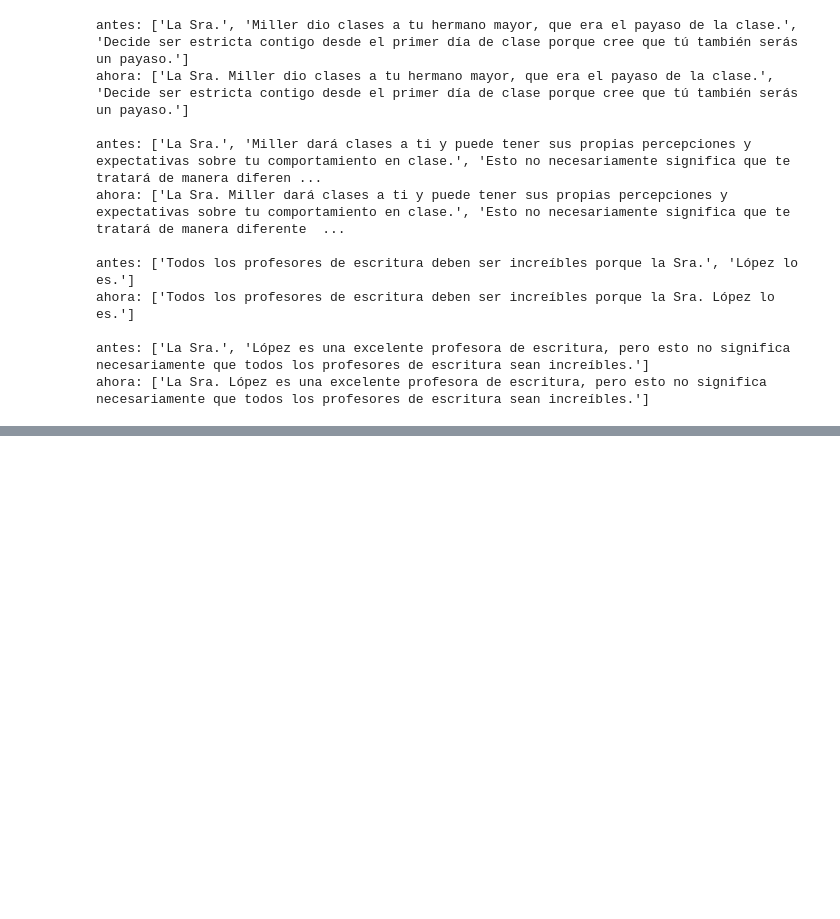
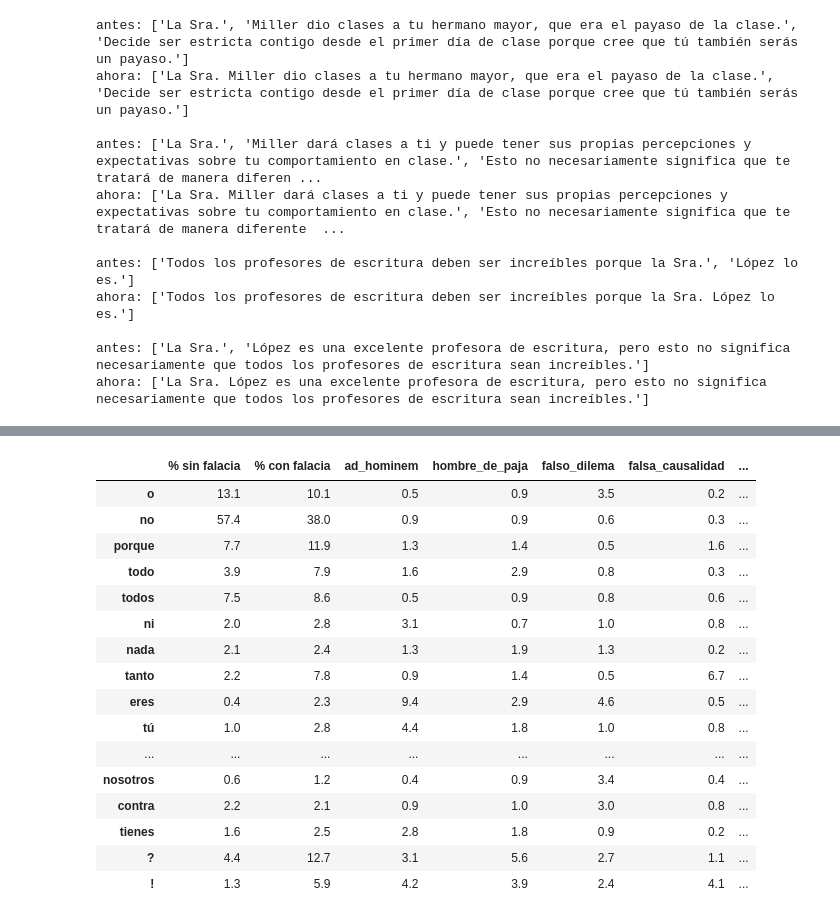
Before and after one commit to AlvarodelaHerran/detector_falacias_contradicciones, a Jupyter notebook: E2/03_preprocesado.ipynb, the cells around one changed output, grey strips where cells are left out. Saved outputs shown, nothing was run; the diff lists cells and outputs as text; code cells hidden in the pictures; blank space fills up the shorter version.

```diff
--- a/E2/03_preprocesado.ipynb
+++ b/E2/03_preprocesado.ipynb
@@ -217,0 +346,49 @@ ahora: ['La Sra. López es una excelente profesora de escritura, pero esto no si
+# %%
+from nltk.corpus import stopwords
+
+STOPWORDS_NLTK = stopwords.words("spanish")
+
+train = pd.concat([corpus["fallacyes_proto"], corpus["fallacyes_espont"]])
+train = train[train["split"] == "train"].copy()
+train["clase"] = train["etiquetas"].map(lambda etiquetas: etiquetas[0] if etiquetas else "sin_falacia")
+train["palabras"] = train["texto"].map(lambda texto: {token.lower() for token in casual_tokenize(texto)})
+
+
+def porcentaje_de_textos_con(palabra, textos):
+    return 100 * textos["palabras"].map(lambda palabras: palabra in palabras).mean()
+
+
+# Candidatas: las 7 acordadas al principio y las que más destacan al medir todas las de NLTK
+CANDIDATAS = ["o", "no", "porque", "todo", "todos", "ni", "nada",
+              "tanto", "eres", "tú", "te", "tu", "qué", "nos", "nosotros", "contra", "tienes", "?", "!"]
+CLASES = ["ad_hominem", "hombre_de_paja", "falso_dilema", "falsa_causalidad", "deduccion_invalida",
+          "ad_populum", "generalizacion_apresurada", "distraccion"]
+
+sin_falacia = train[train["clase"] == "sin_falacia"]
+tabla = pd.DataFrame(index=CANDIDATAS)
+tabla["% sin falacia"] = [porcentaje_de_textos_con(palabra, sin_falacia) for palabra in CANDIDATAS]
+tabla["% con falacia"] = [porcentaje_de_textos_con(palabra, train[train["clase"] != "sin_falacia"]) for palabra in CANDIDATAS]
+for clase in CLASES:
+    # Cuántas veces más aparece en esa clase que en los textos sin falacia
+    textos_de_la_clase = train[train["clase"] == clase]
+    tabla[clase] = [(porcentaje_de_textos_con(palabra, textos_de_la_clase) + 0.5) / (porcentaje + 0.5)
+                    for palabra, porcentaje in zip(CANDIDATAS, tabla["% sin falacia"])]
+tabla.round(1)
+# %% [output]
+|  | % sin falacia | % con falacia | ad_hominem | hombre_de_paja | falso_dilema | falsa_causalidad | ... |
+| o | 13.1 | 10.1 | 0.5 | 0.9 | 3.5 | 0.2 | ... |
+| no | 57.4 | 38.0 | 0.9 | 0.9 | 0.6 | 0.3 | ... |
+| porque | 7.7 | 11.9 | 1.3 | 1.4 | 0.5 | 1.6 | ... |
+| todo | 3.9 | 7.9 | 1.6 | 2.9 | 0.8 | 0.3 | ... |
+| todos | 7.5 | 8.6 | 0.5 | 0.9 | 0.8 | 0.6 | ... |
+| ni | 2.0 | 2.8 | 3.1 | 0.7 | 1.0 | 0.8 | ... |
+| nada | 2.1 | 2.4 | 1.3 | 1.9 | 1.3 | 0.2 | ... |
+| tanto | 2.2 | 7.8 | 0.9 | 1.4 | 0.5 | 6.7 | ... |
+| eres | 0.4 | 2.3 | 9.4 | 2.9 | 4.6 | 0.5 | ... |
+| tú | 1.0 | 2.8 | 4.4 | 1.8 | 1.0 | 0.8 | ... |
+| ... | ... | ... | ... | ... | ... | ... | ... |
+| nosotros | 0.6 | 1.2 | 0.4 | 0.9 | 3.4 | 0.4 | ... |
+| contra | 2.2 | 2.1 | 0.9 | 1.0 | 3.0 | 0.8 | ... |
+| tienes | 1.6 | 2.5 | 2.8 | 1.8 | 0.9 | 0.2 | ... |
+| ? | 4.4 | 12.7 | 3.1 | 5.6 | 2.7 | 1.1 | ... |
+| ! | 1.3 | 5.9 | 4.2 | 3.9 | 2.4 | 4.1 | ... |
```
Also changed, not shown: parts of 21 cells of this notebook, 4 other files.
